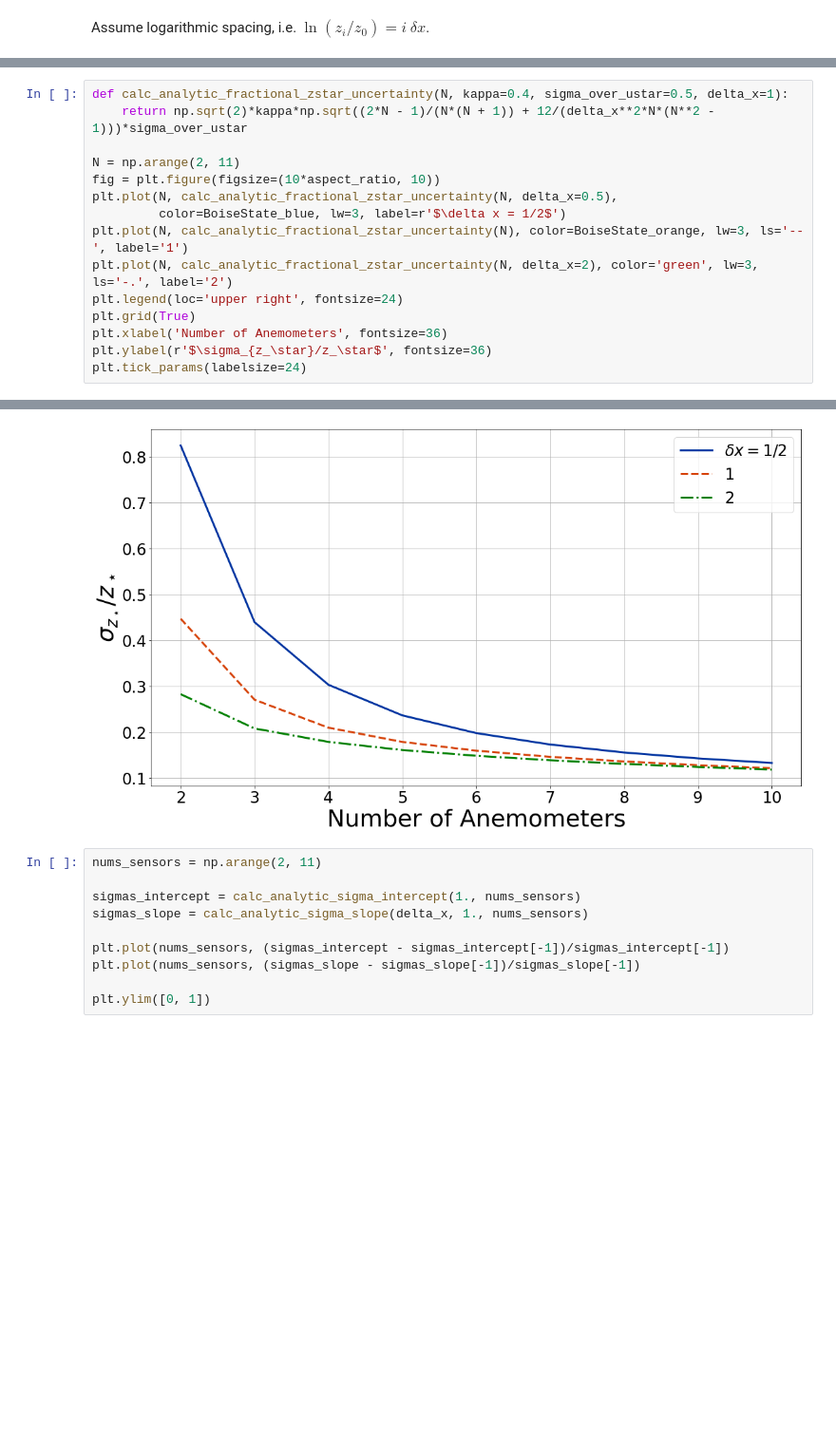
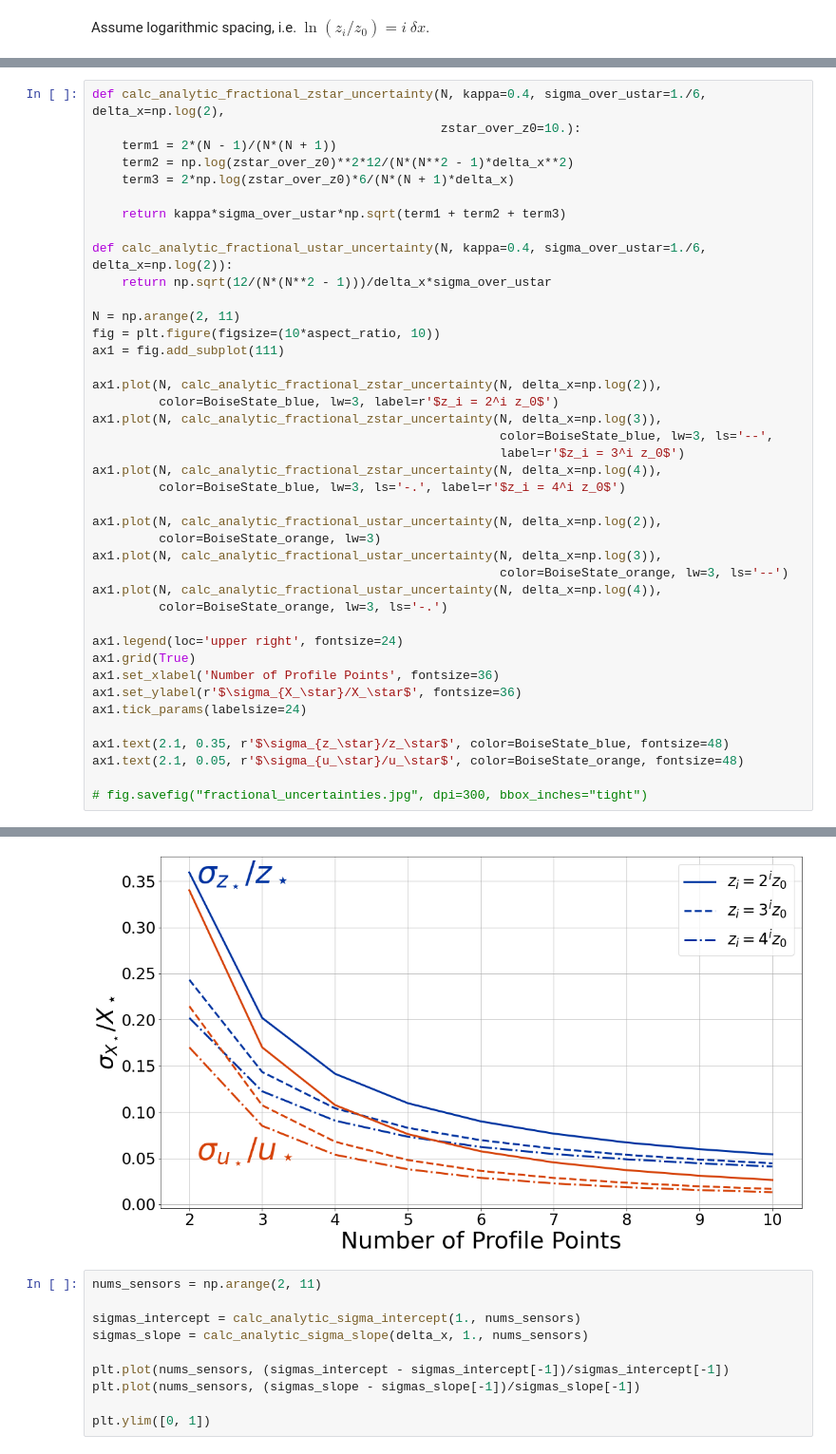
Before and after one commit to BoiseStatePlanetary/Optimizing-Number-and-Placement-of-Anemometers, a Jupyter notebook: figures and data/Uncertainties on Roughness and Shear Velocity.ipynb, the cells around one changed output, grey strips where cells are left out. Shown at 95% size. Saved outputs shown, nothing was run; the diff lists cells and outputs as text; blank space fills up the shorter version.

Commit message:
Zeroed in on the uncertainties

```diff
--- a/figures and data/Uncertainties on Roughness and Shear Velocity.ipynb
+++ b/figures and data/Uncertainties on Roughness and Shear Velocity.ipynb
@@ -177,16 +212,42 @@ $$
 # %%
-def calc_analytic_fractional_zstar_uncertainty(N, kappa=0.4, sigma_over_ustar=0.5, delta_x=1):
-    return np.sqrt(2)*kappa*np.sqrt((2*N - 1)/(N*(N + 1)) + 12/(delta_x**2*N*(N**2 - 1)))*sigma_over_ustar
+def calc_analytic_fractional_zstar_uncertainty(N, kappa=0.4, sigma_over_ustar=1./6, delta_x=np.log(2),
+                                               zstar_over_z0=10.):
+    term1 = 2*(N - 1)/(N*(N + 1))
+    term2 = np.log(zstar_over_z0)**2*12/(N*(N**2 - 1)*delta_x**2)
+    term3 = 2*np.log(zstar_over_z0)*6/(N*(N + 1)*delta_x)
+
+    return kappa*sigma_over_ustar*np.sqrt(term1 + term2 + term3)
+
+def calc_analytic_fractional_ustar_uncertainty(N, kappa=0.4, sigma_over_ustar=1./6, delta_x=np.log(2)):
+    return np.sqrt(12/(N*(N**2 - 1)))/delta_x*sigma_over_ustar
 
 N = np.arange(2, 11)
 fig = plt.figure(figsize=(10*aspect_ratio, 10))
-plt.plot(N, calc_analytic_fractional_zstar_uncertainty(N, delta_x=0.5),
-         color=BoiseState_blue, lw=3, label=r'$\delta x = 1/2$')
-plt.plot(N, calc_analytic_fractional_zstar_uncertainty(N), color=BoiseState_orange, lw=3, ls='--', label='1')
-plt.plot(N, calc_analytic_fractional_zstar_uncertainty(N, delta_x=2), color='green', lw=3, ls='-.', label='2')
-plt.legend(loc='upper right', fontsize=24)
-plt.grid(True)
-plt.xlabel('Number of Anemometers', fontsize=36)
-plt.ylabel(r'$\sigma_{z_\star}/z_\star$', fontsize=36)
-plt.tick_params(labelsize=24)
+ax1 = fig.add_subplot(111)
+
+ax1.plot(N, calc_analytic_fractional_zstar_uncertainty(N, delta_x=np.log(2)),
+         color=BoiseState_blue, lw=3, label=r'$z_i = 2^i z_0$')
+ax1.plot(N, calc_analytic_fractional_zstar_uncertainty(N, delta_x=np.log(3)),
+                                                       color=BoiseState_blue, lw=3, ls='--',
+                                                       label=r'$z_i = 3^i z_0$')
+ax1.plot(N, calc_analytic_fractional_zstar_uncertainty(N, delta_x=np.log(4)),
+         color=BoiseState_blue, lw=3, ls='-.', label=r'$z_i = 4^i z_0$')
+
+ax1.plot(N, calc_analytic_fractional_ustar_uncertainty(N, delta_x=np.log(2)),
+         color=BoiseState_orange, lw=3)
+ax1.plot(N, calc_analytic_fractional_ustar_uncertainty(N, delta_x=np.log(3)),
+                                                       color=BoiseState_orange, lw=3, ls='--')
+ax1.plot(N, calc_analytic_fractional_ustar_uncertainty(N, delta_x=np.log(4)),
+         color=BoiseState_orange, lw=3, ls='-.')
+
+ax1.legend(loc='upper right', fontsize=24)
+ax1.grid(True)
+ax1.set_xlabel('Number of Profile Points', fontsize=36)
+ax1.set_ylabel(r'$\sigma_{X_\star}/X_\star$', fontsize=36)
+ax1.tick_params(labelsize=24)
+
+ax1.text(2.1, 0.35, r'$\sigma_{z_\star}/z_\star$', color=BoiseState_blue, fontsize=48)
+ax1.text(2.1, 0.05, r'$\sigma_{u_\star}/u_\star$', color=BoiseState_orange, fontsize=48)
+
+# fig.savefig("fractional_uncertainties.jpg", dpi=300, bbox_inches="tight")
 # %% [output]
@@ -193,4 +255,4 @@ plt.tick_params(labelsize=24)
-[figure, old version]
+[figure, new version]
 # %%
 nums_sensors = np.arange(2, 11)
 
```
Also changed, not shown: parts of 13 cells of this notebook, 3 other files.
